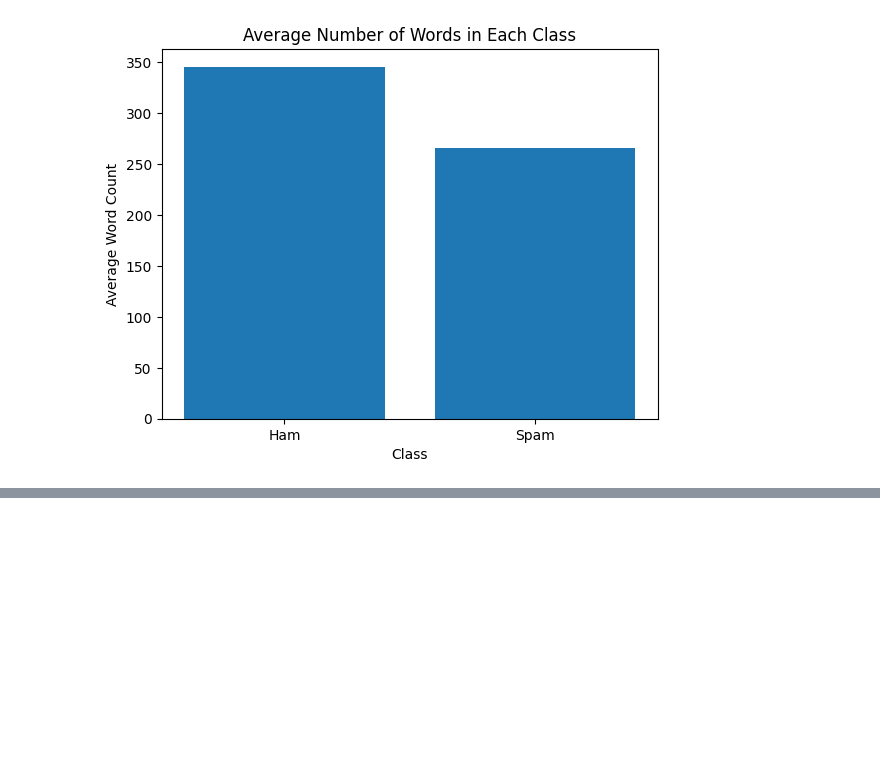
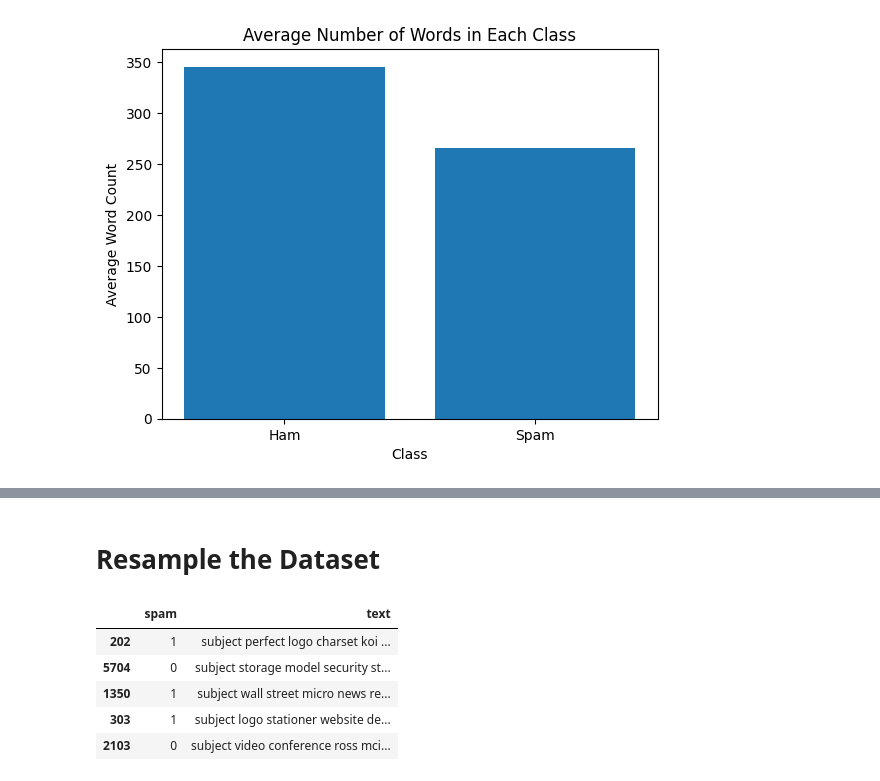
Before and after one commit to nikhilmsreedhar/email-spam-detection, a Jupyter notebook: dataset_analysis.ipynb, the cells around one changed output, grey strips where cells are left out. Saved outputs shown, nothing was run; the diff lists cells and outputs as text; code cells hidden in the pictures; blank space fills up the shorter version.

Commit message:
Resample preprocessed dataset and save as csv

```diff
--- a/dataset_analysis.ipynb
+++ b/dataset_analysis.ipynb
@@ -108,0 +111,2 @@ plot_wordcloud('Ham', ham_emails)
+# %% [markdown]
+# Resample the Dataset
@@ -108,0 +117,13 @@ plot_wordcloud('Ham', ham_emails)
+# %%
+ham_rows = data_df[data_df['spam'] == 0]
+spam_rows = data_df[data_df['spam'] == 1]
+# %%
+ham_resampled_test_df = resample(ham_rows, n_samples=113, replace=False, random_state=0)
+spam_resampled_test_df = resample(spam_rows, n_samples=113, replace=False, random_state=0)
+
+# Concatenate the test sets for each class
+test_df = pd.concat([ham_resampled_test_df, spam_resampled_test_df])
+test_df = test_df.drop('text', axis=1)
+test_df = test_df.drop('Word Count', axis=1)
+test_df.rename(columns={'preprocessed_text': 'text'}, inplace=True)
+test_df = test_df.sample(frac=1, random_state=0)
@@ -108,0 +143,9 @@ plot_wordcloud('Ham', ham_emails)
+# %%
+test_df.head()
+# %% [output]
+|  | spam | text |
+| 202 | 1 | subject perfect logo charset koi ... |
+| 5704 | 0 | subject storage model security st... |
+| 1350 | 1 | subject wall street micro news re... |
+| 303 | 1 | subject logo stationer website de... |
+| 2103 | 0 | subject video conference ross mci... |
```
Also changed, not shown: parts of 8 cells of this notebook, 1 other file.
